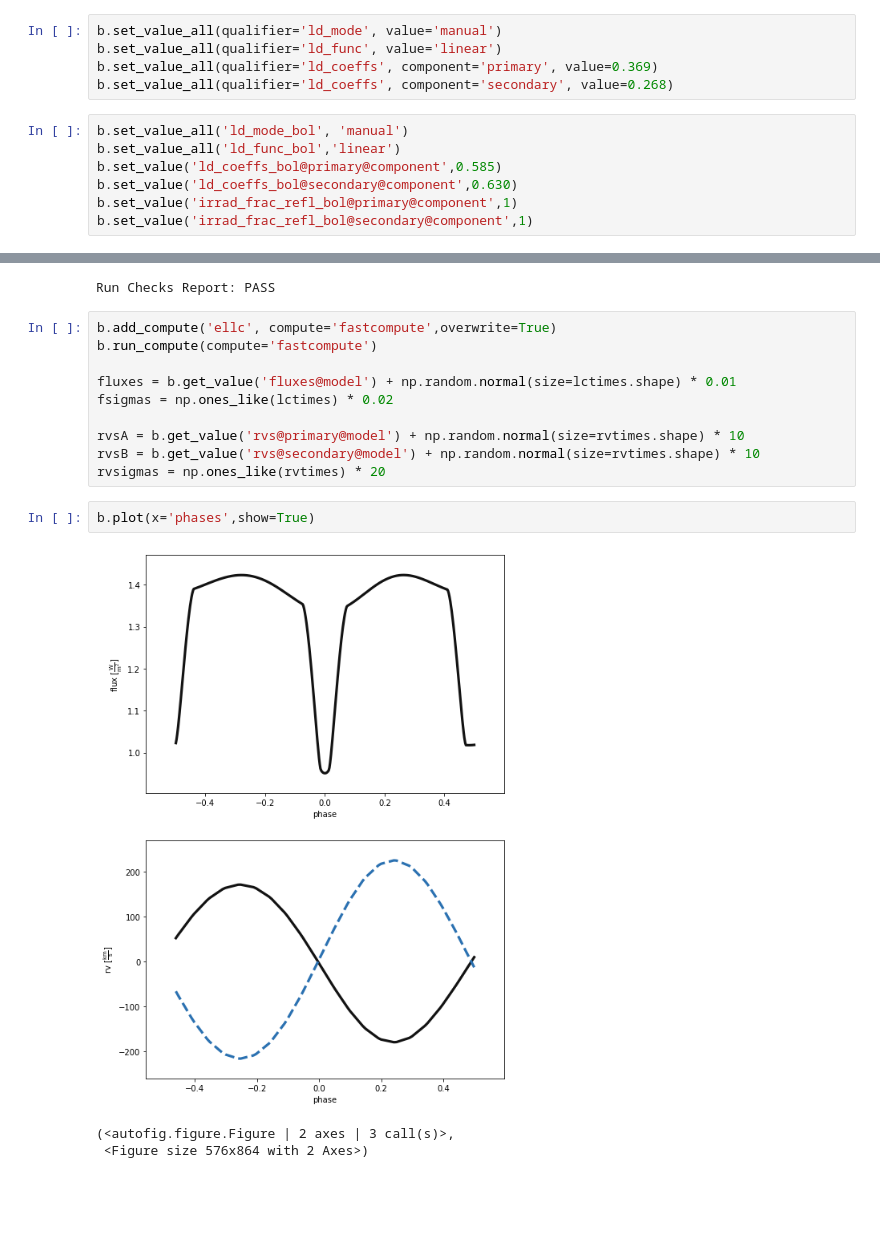
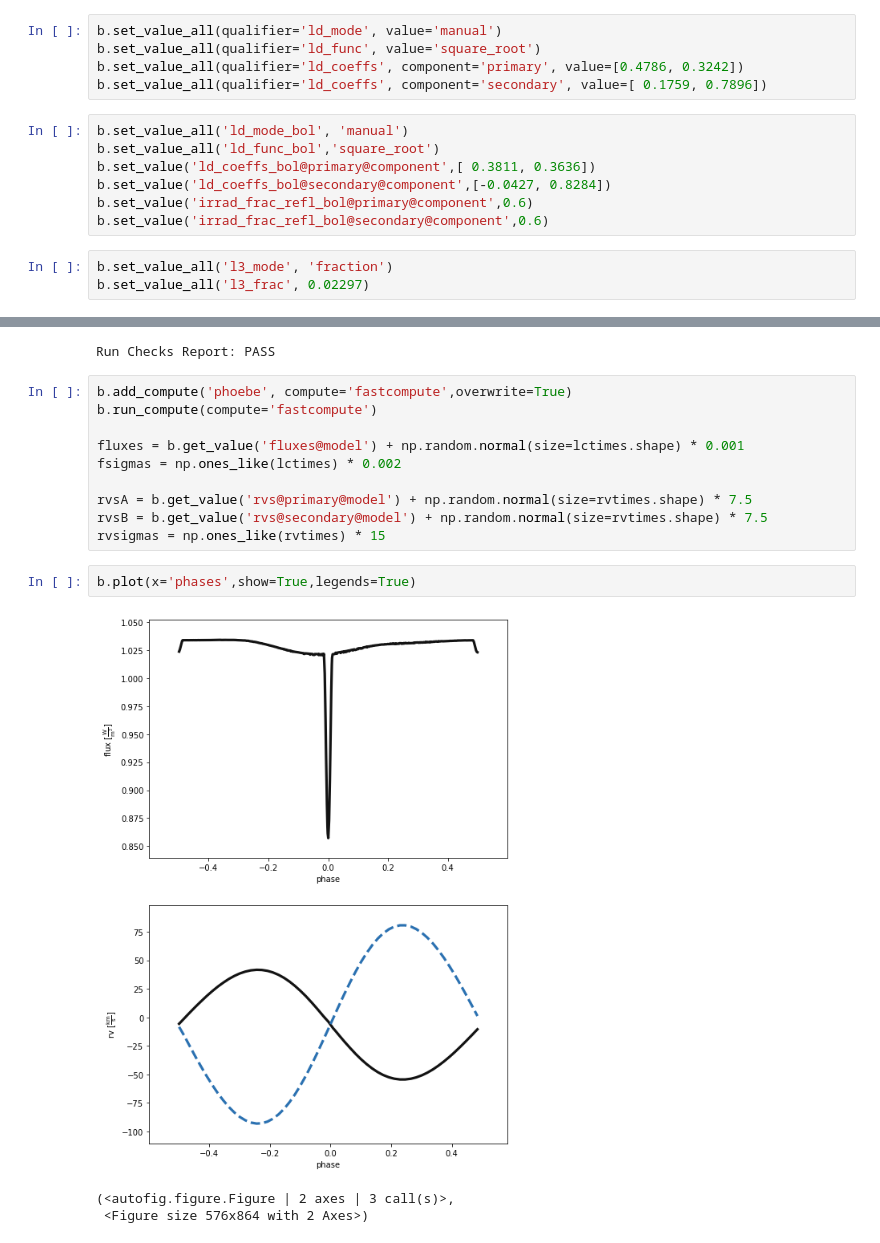
Before and after one commit to Vysakh13579/FITTING_BINARIES, a Jupyter notebook: dataSYN.ipynb, the cells around one changed output, grey strips where cells are left out. Drawn from its saved outputs; the diff is of its cells as text; blank space fills up the shorter version.

```diff
--- a/dataSYN.ipynb
+++ b/dataSYN.ipynb
@@ -52,32 +120,35 @@ b.add_dataset('rv', times=rvtimes, dataset='rv01',overwrite=True)
 # %%
 b.set_value_all(qualifier='ld_mode', value='manual')
-b.set_value_all(qualifier='ld_func', value='linear')
-b.set_value_all(qualifier='ld_coeffs', component='primary', value=0.369)
-b.set_value_all(qualifier='ld_coeffs', component='secondary', value=0.268)
+b.set_value_all(qualifier='ld_func', value='square_root')
+b.set_value_all(qualifier='ld_coeffs', component='primary', value=[0.4786, 0.3242])
+b.set_value_all(qualifier='ld_coeffs', component='secondary', value=[ 0.1759, 0.7896])
 # %%
 b.set_value_all('ld_mode_bol', 'manual')
-b.set_value_all('ld_func_bol','linear')
-b.set_value('ld_coeffs_bol@primary@component',0.585)
-b.set_value('ld_coeffs_bol@secondary@component',0.630)
-b.set_value('irrad_frac_refl_bol@primary@component',1)
-b.set_value('irrad_frac_refl_bol@secondary@component',1)
+b.set_value_all('ld_func_bol','square_root')
+b.set_value('ld_coeffs_bol@primary@component',[ 0.3811, 0.3636])
+b.set_value('ld_coeffs_bol@secondary@component',[-0.0427, 0.8284])
+b.set_value('irrad_frac_refl_bol@primary@component',0.6)
+b.set_value('irrad_frac_refl_bol@secondary@component',0.6)
+# %%
+b.set_value_all('l3_mode', 'fraction')
+b.set_value_all('l3_frac', 0.02297)
 # %%
 print(b.run_checks())
 # %% [output]
 Run Checks Report: PASS
 # %%
-b.add_compute('ellc', compute='fastcompute',overwrite=True)
+b.add_compute('phoebe', compute='fastcompute',overwrite=True)
 b.run_compute(compute='fastcompute')
 
-fluxes = b.get_value('fluxes@model') + np.random.normal(size=lctimes.shape) * 0.01
-fsigmas = np.ones_like(lctimes) * 0.02
+fluxes = b.get_value('fluxes@model') + np.random.normal(size=lctimes.shape) * 0.001
+fsigmas = np.ones_like(lctimes) * 0.002
 
-rvsA = b.get_value('rvs@primary@model') + np.random.normal(size=rvtimes.shape) * 10
-rvsB = b.get_value('rvs@secondary@model') + np.random.normal(size=rvtimes.shape) * 10
-rvsigmas = np.ones_like(rvtimes) * 20
+rvsA = b.get_value('rvs@primary@model') + np.random.normal(size=rvtimes.shape) * 7.5
+rvsB = b.get_value('rvs@secondary@model') + np.random.normal(size=rvtimes.shape) * 7.5
+rvsigmas = np.ones_like(rvtimes) * 15
 # %%
-b.plot(x='phases',show=True)
+b.plot(x='phases',show=True,legends=True)
 # %% [output]
-[figure, old version]
+[figure, new version]
 (<autofig.figure.Figure | 2 axes | 3 call(s)>,
  <Figure size 576x864 with 2 Axes>)
```
Also changed, not shown: parts of 18 cells of this notebook, 6 other files.
